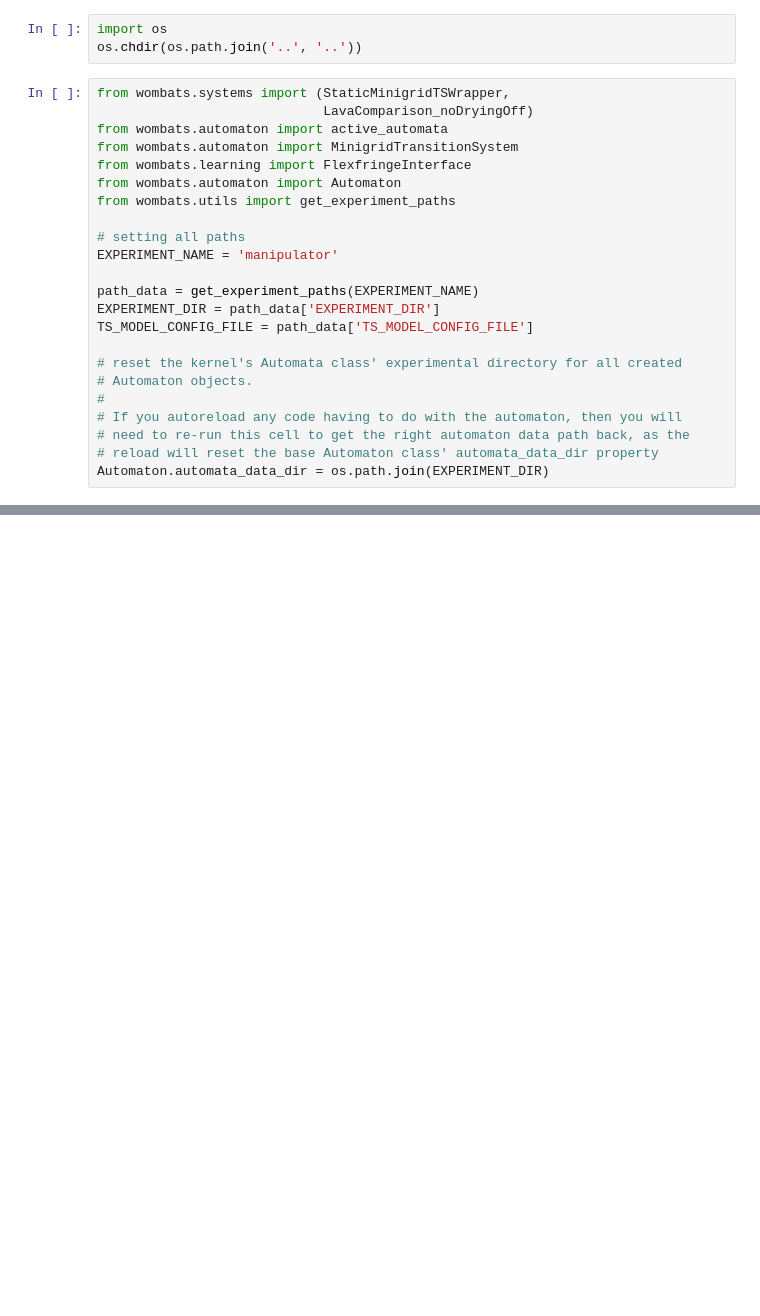
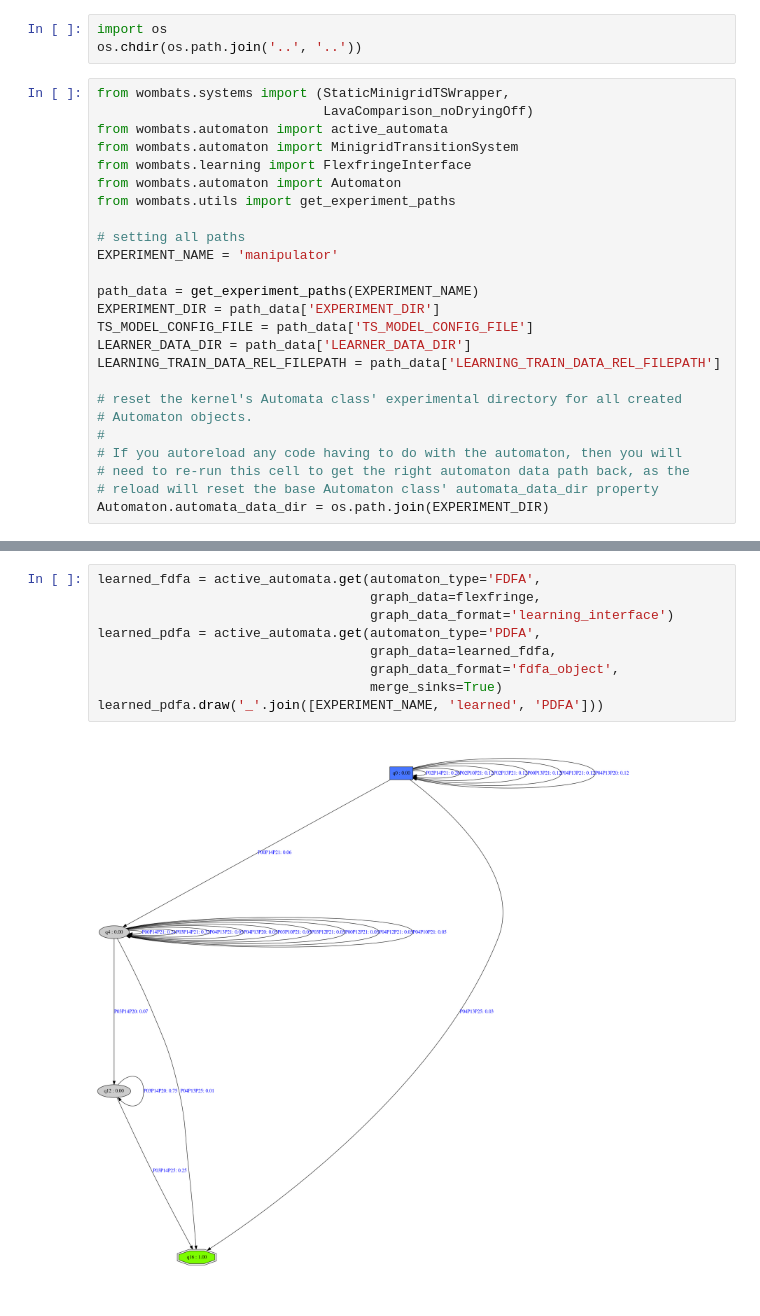
Before and after one commit to nicholasRenninger/wombats_experiments, a Jupyter notebook: experiments/manipulator/manipulator.ipynb, the cells around one changed output, grey strips where cells are left out. Drawn from its saved outputs; the diff is of its cells as text; blank space fills up the shorter version.

```diff
--- a/experiments/manipulator/manipulator.ipynb
+++ b/experiments/manipulator/manipulator.ipynb
@@ -16,6 +16,8 @@ EXPERIMENT_NAME = 'manipulator'
 path_data = get_experiment_paths(EXPERIMENT_NAME)
 EXPERIMENT_DIR = path_data['EXPERIMENT_DIR']
 TS_MODEL_CONFIG_FILE = path_data['TS_MODEL_CONFIG_FILE']
+LEARNER_DATA_DIR = path_data['LEARNER_DATA_DIR']
+LEARNING_TRAIN_DATA_REL_FILEPATH = path_data['LEARNING_TRAIN_DATA_REL_FILEPATH']
 
 # reset the kernel's Automata class' experimental directory for all created
 # Automaton objects.
@@ -46,0 +172,11 @@ Output state sequence of run: ['0_', '1_', '2_']
+# %%
+learned_fdfa = active_automata.get(automaton_type='FDFA',
+                                   graph_data=flexfringe,
+                                   graph_data_format='learning_interface')
+learned_pdfa = active_automata.get(automaton_type='PDFA',
+                                   graph_data=learned_fdfa,
+                                   graph_data_format='fdfa_object',
+                                   merge_sinks=True)
+learned_pdfa.draw('_'.join([EXPERIMENT_NAME, 'learned', 'PDFA']))
+# %% [output]
+[figure, added]
```
Also changed, not shown: parts of 12 cells of this notebook, 11 other files.
